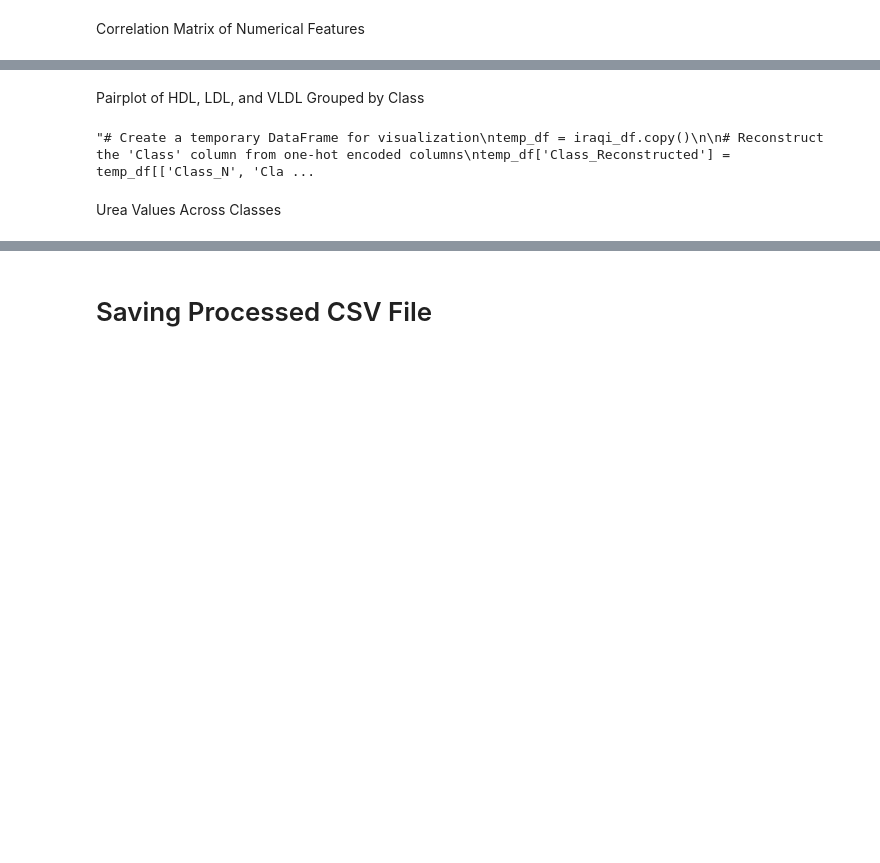
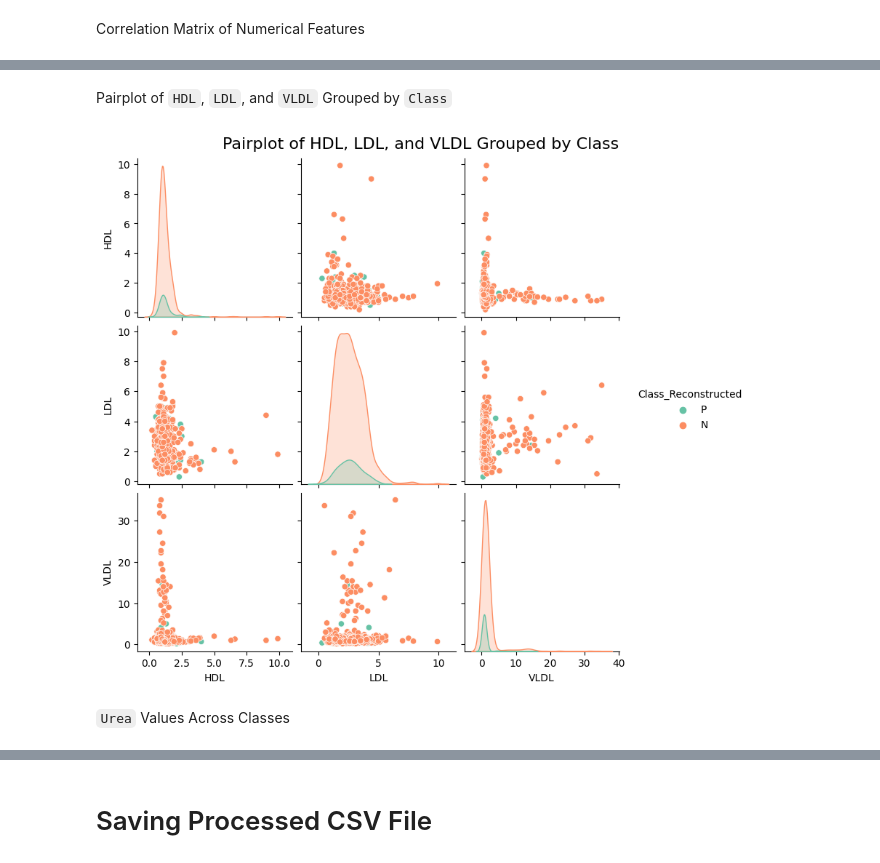
Before and after one commit to AbdullahDahabre/T2D-Prediction-System--Data-Fusion-for-Enhanced-Decision-Making, a Jupyter notebook: Iraq.ipynb, the cells around one changed output, grey strips where cells are left out. Drawn from its saved outputs; the diff is of its cells as text; code cells hidden in the pictures; blank space fills up the shorter version.

```diff
--- a/Iraq.ipynb
+++ b/Iraq.ipynb
@@ -435,31 +430,32 @@ plt.show()"""
 # %% [markdown]
-Pairplot of HDL, LDL, and VLDL Grouped by Class
+Pairplot of `HDL`, `LDL`, and `VLDL` Grouped by `Class`
 # %%
-"""# Create a temporary DataFrame for visualization
+# Create a temporary DataFrame
 temp_df = iraqi_df.copy()
 
-# Reconstruct the 'Class' column from one-hot encoded columns
-temp_df['Class_Reconstructed'] = temp_df[['Class_N', 'Class_P', 'Class_D']].idxmax(axis=1).str.replace('Class_', '')
+# Map numeric class values to labels
+class_mapping = {0: 'N', 1: 'P', 2: 'D'}
+temp_df['Class_Reconstructed'] = temp_df['Class_Encoded'].map(class_mapping)
 
-# Ensure necessary columns are present and drop rows with missing values
+# Select relevant columns and drop rows with missing values
 temp_df = temp_df[['HDL', 'LDL', 'VLDL', 'Class_Reconstructed']].dropna()
 
 # Create a pair plot with Seaborn
 sns.pairplot(
     temp_df,
-    vars=['HDL', 'LDL', 'VLDL'],  # Numerical variables to plot
-    hue='Class_Reconstructed',    # Group by Class
-    palette='Set2',               # Set color palette
-    diag_kind='kde',              # Kernel density estimation for diagonal
+    vars=['HDL', 'LDL', 'VLDL'],         # Numerical variables to plot
+    hue='Class_Reconstructed',          # Use mapped class labels for coloring
+    palette='Set2',                     # Set color palette
+    diag_kind='kde'                     # Use KDE for diagonal distribution plots
 )
 
 # Add a title
 plt.suptitle('Pairplot of HDL, LDL, and VLDL Grouped by Class', y=1.02, fontsize=16)
 
 # Show the plot
-plt.show()"""
+plt.show()
 # %% [output]
-"# Create a temporary DataFrame for visualization\ntemp_df = iraqi_df.copy()\n\n# Reconstruct the 'Class' column from one-hot encoded columns\ntemp_df['Class_Reconstructed'] = temp_df[['Class_N', 'Cla ...
+[figure, added]
 # %% [markdown]
-Urea Values Across Classes
+`Urea` Values Across Classes
 # %%
```
Also changed, not shown: parts of 19 cells of this notebook, 3 other files.
